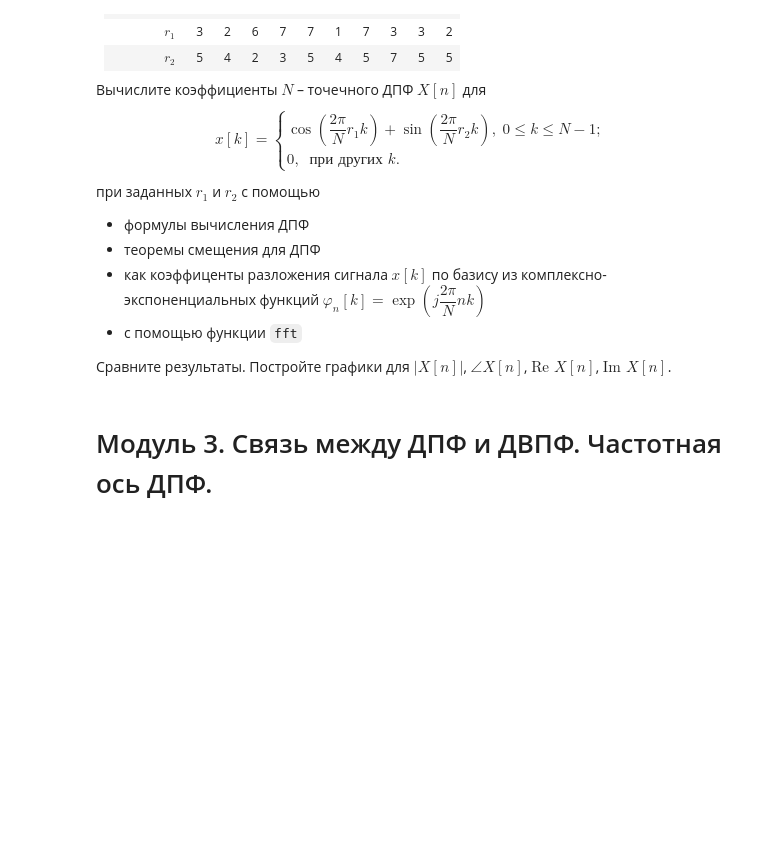
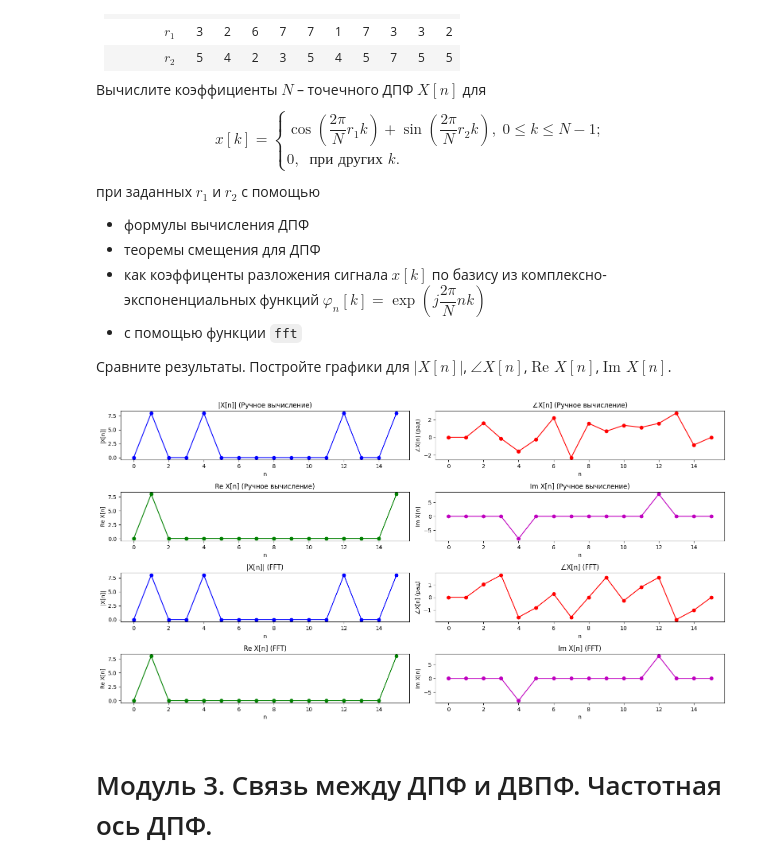
Before and after one commit to dementev-dv/DSP, a Jupyter notebook: Lab1_DFT.ipynb, the cells around one changed output. Drawn from its saved outputs; the diff is of its cells as text; code cells hidden in the pictures; blank space fills up the shorter version.

````diff
--- a/Lab1_DFT.ipynb
+++ b/Lab1_DFT.ipynb
@@ -229,6 +322,90 @@ $$
  * с помощью функции ```fft```
 
  Сравните результаты. Постройте графики для $|X[n]|$, $\angle X[n]$, $\text{Re } X[n]$, $\text{Im }X[n]$.
+# %%
+import numpy as np
+import matplotlib.pyplot as plt
+
+N = 16
+r1 = 1
+r2 = 4
+
+k = np.arange(N)
+x = np.cos(2 * np.pi * r1 * k / N) + np.sin(2 * np.pi * r2 * k / N)
+
+X_manual = np.zeros(N, dtype=complex)
+for n in range(N):
+  X_manual[n] = np.sum(x * np.exp(-2j * np.pi * n * k / N))
+
+X_fft = np.fft.fft(x)
+
+# m = 4
+# X_shifted = np.zeros(N, dtype=complex)
+# for n in range(N):
+#   X_shifted[n] = np.exp(-2j * np.pi * n * m / N) * X_manual[n]
+
+# X_exp = np.zeros(N, dtype=complex)
+# for n in range(N):
+#   X_exp[n] = np.sum(X_manual * np.exp(2j * np.pi * n * np.arange(N) / N)) / N
+# ?????????????
+
+plt.figure(figsize=(16, 16))
+
+plt.subplot(8, 2, 1)
+plt.plot(np.abs(X_manual), 'b-o')
+plt.title('|X[n]| (Ручное вычисление)')
+plt.xlabel('n')
+plt.ylabel('|X[n]|')
+
+plt.subplot(8, 2, 2)
+plt.plot(np.angle(X_manual), 'r-o')
+plt.title('∠X[n] (Ручное вычисление)')
+plt.xlabel('n')
+plt.ylabel('∠X[n] (рад)')
+
+plt.subplot(8, 2, 3)
+plt.plot(np.real(X_manual), 'g-o')
+plt.title('Re X[n] (Ручное вычисление)')
+plt.xlabel('n')
+plt.ylabel('Re X[n]')
+
+plt.subplot(8, 2, 4)
+plt.plot(np.imag(X_manual), 'm-o')
+plt.title('Im X[n] (Ручное вычисление)')
+plt.xlabel('n')
+plt.ylabel('Im X[n]')
+
+
+
+plt.subplot(8, 2, 5)
+plt.plot(np.abs(X_fft), 'b-o')
+plt.title('|X[n]| (FFT)')
+plt.xlabel('n')
+plt.ylabel('|X[n]|')
+
+plt.subplot(8, 2, 6)
+plt.plot(np.angle(X_fft), 'r-o')
+plt.title('∠X[n] (FFT)')
+plt.xlabel('n')
+plt.ylabel('∠X[n] (рад)')
+
+plt.subplot(8, 2, 7)
+plt.plot(np.real(X_fft), 'g-o')
+plt.title('Re X[n] (FFT)')
+plt.xlabel('n')
+plt.ylabel('Re X[n]')
+
+plt.subplot(8, 2, 8)
+plt.plot(np.imag(X_fft), 'm-o')
+plt.title('Im X[n] (FFT)')
+plt.xlabel('n')
+plt.ylabel('Im X[n]')
+
+
+plt.tight_layout()
+plt.show()
+# %% [output]
+[figure, added]
 # %% [markdown]
 # Модуль 3. Связь между ДПФ и ДВПФ. Частотная ось ДПФ.
 # %% [markdown]
````
Also changed, not shown: parts of 2 cells of this notebook.
